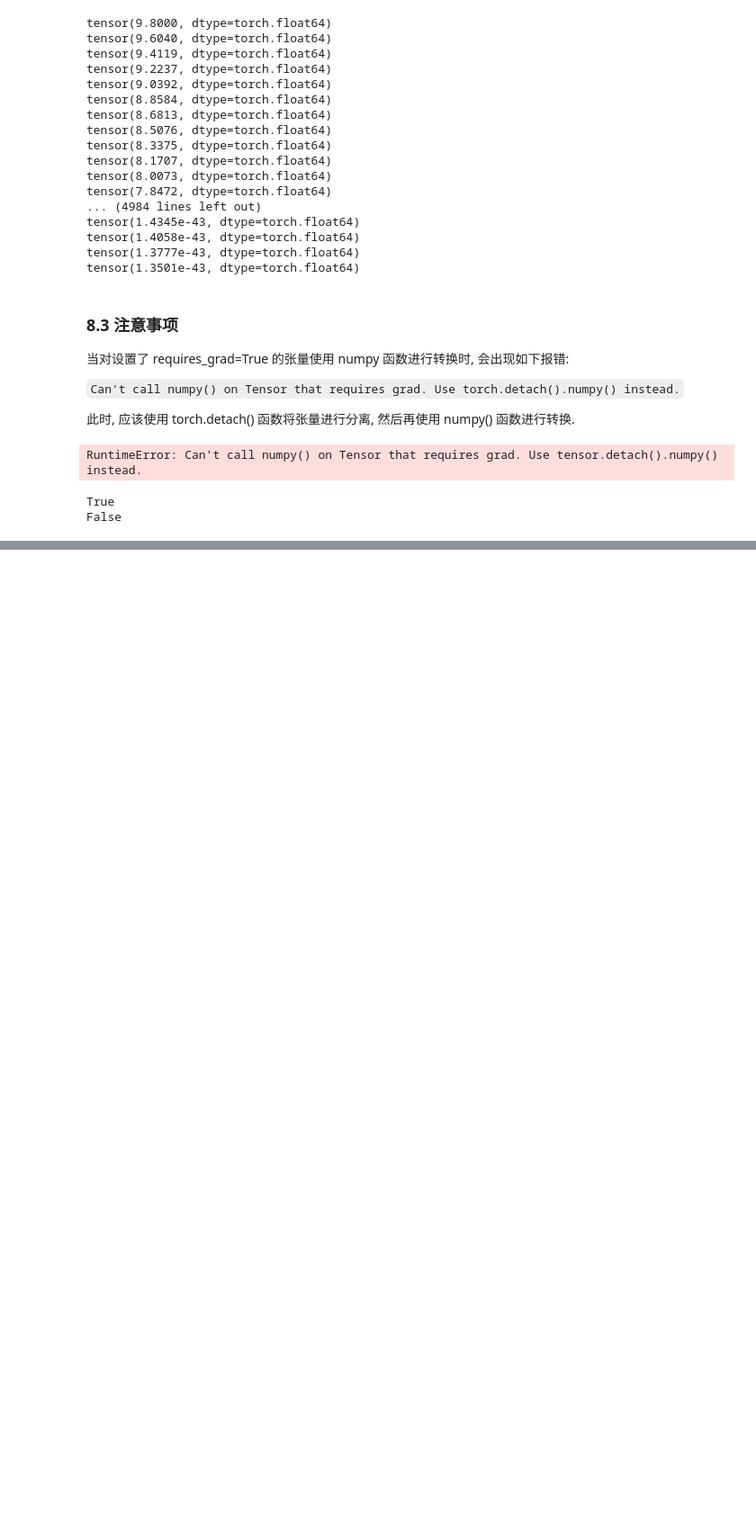
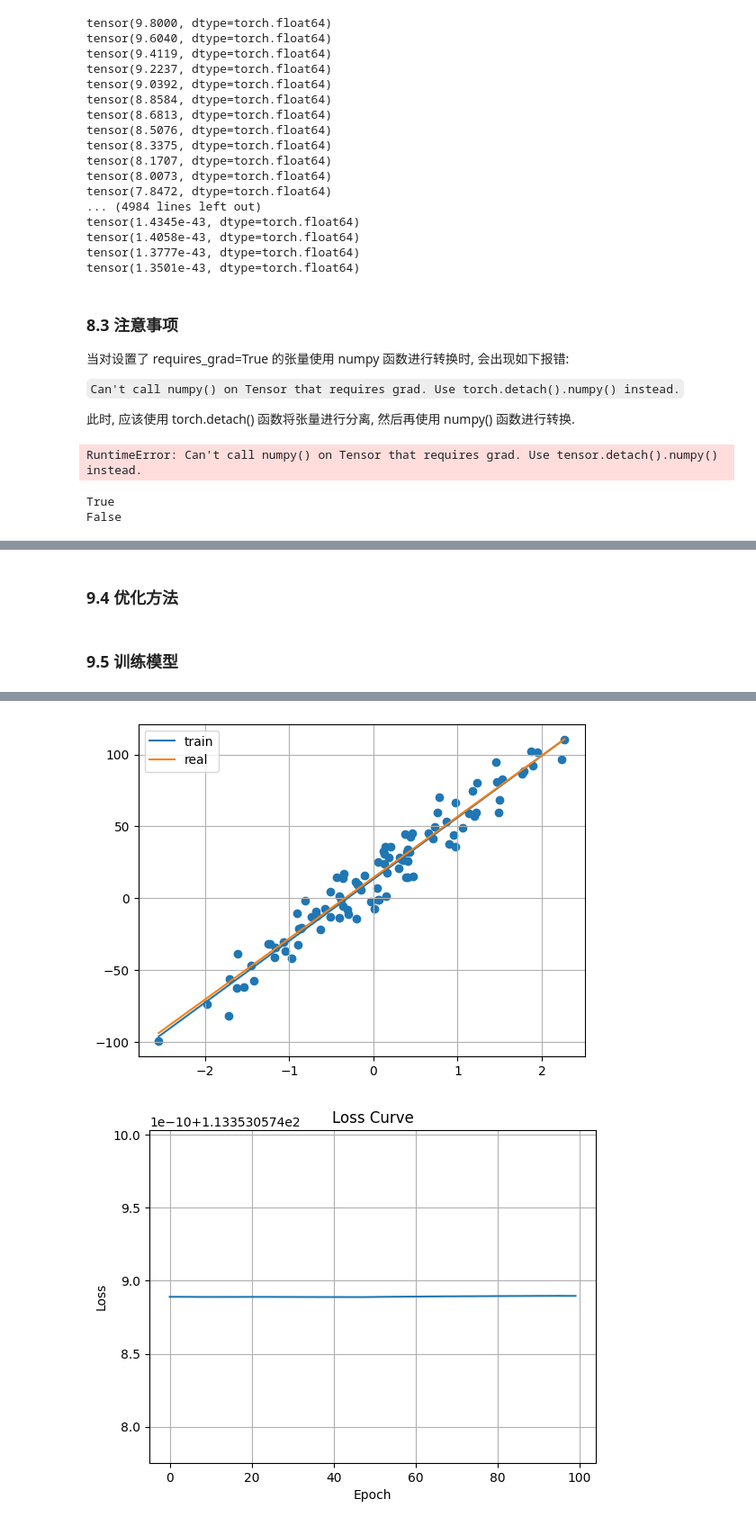
Before and after one commit to IgnorantCopy/AI, a Jupyter notebook: PyTorch/Tensor.ipynb, the cells around one changed output, grey strips where cells are left out. Shown at 90% size. Cells and saved outputs as stored; diff of their text form; code cells hidden in the pictures; blank space fills up the shorter version.

```diff
--- a/PyTorch/Tensor.ipynb
+++ b/PyTorch/Tensor.ipynb
@@ -856,0 +911,3 @@ False
+# %%
+for x, y in data_loader(x, y, batch_size=10):
+    print(y)
@@ -856,0 +937,7 @@ False
+# %%
+weight = torch.tensor(0.1, requires_grad=True, dtype=torch.float64)
+bias = torch.tensor(0.1, requires_grad=True, dtype=torch.float64)
+
+
+def linear_regression(x):
+    return weight * x + bias
@@ -856,0 +946,68 @@ False
+# %%
+# 平方损失
+def square_loss(y_pred, y_true):
+    return (y_pred - y_true) ** 2
+# %% [markdown]
+### 9.4 优化方法
+# %%
+def sgd(lr=1e-2):
+    # 16是批次样本的平均梯度值
+    weight.data -= lr * weight.grad.data / 16
+    bias.data -= lr * bias.grad.data / 16
+# %% [markdown]
+### 9.5 训练模型
+# %%
+def train():
+    # 加载数据集
+    x, y, coef = create_dataset()
+    # 定义训练参数
+    epochs = 100
+    learning_rate = 1e-2
+    # 训练信息
+    epoch_loss = []
+    total_loss = 0.0
+    train_samples = 0
+
+    for _ in range(epochs):
+        for train_x, train_y in data_loader(x, y, batch_size=16):
+            # 将训练样本送入模型进行预测
+            y_pred = linear_regression(train_x)
+            # 计算预测值和真实值的平方损失
+            loss = square_loss(y_pred, train_y.reshape(-1, 1)).sum()  # y_pred:[16, 1], train_y:[16] ==> [16, 1]
+            total_loss += loss.item()
+            train_samples += len(train_y)
+            # 梯度清零
+            if weight.grad is not None:
+                weight.grad.data.zero_()
+            if bias.grad is not None:
+                bias.grad.data.zero_()
+            # 反向传播
+            loss.backward()
+            # 优化参数
+            sgd(learning_rate)
+
+            print('loss: %.10f' % (total_loss / train_samples))
+        # 记录平均损失
+        epoch_loss.append(total_loss / train_samples)
+    # 绘制数据集散点图
+    plt.scatter(x, y)
+    # 绘制拟合曲线
+    x = torch.linspace(x.min(), x.max(), 1000)
+    y1 = torch.tensor([v * weight + bias for v in x])
+    y2 = torch.tensor([v * coef + 14.5 for v in x])
+    plt.plot(x, y1, label='train')
+    plt.plot(x, y2, label='real')
+    plt.grid()
+    plt.legend()
+    plt.show()
+    # 绘制损失曲线
+    plt.plot(range(epochs), epoch_loss)
+    plt.grid()
+    plt.title('Loss Curve')
+    plt.xlabel('Epoch')
+    plt.ylabel('Loss')
+    plt.show()
+
+
+train()
+# %% [output]
@@ -856,0 +1031,2 @@ False
+[figure, added]
+[figure, added]
```
Also changed, not shown: parts of 31 cells of this notebook, 1 other file.
